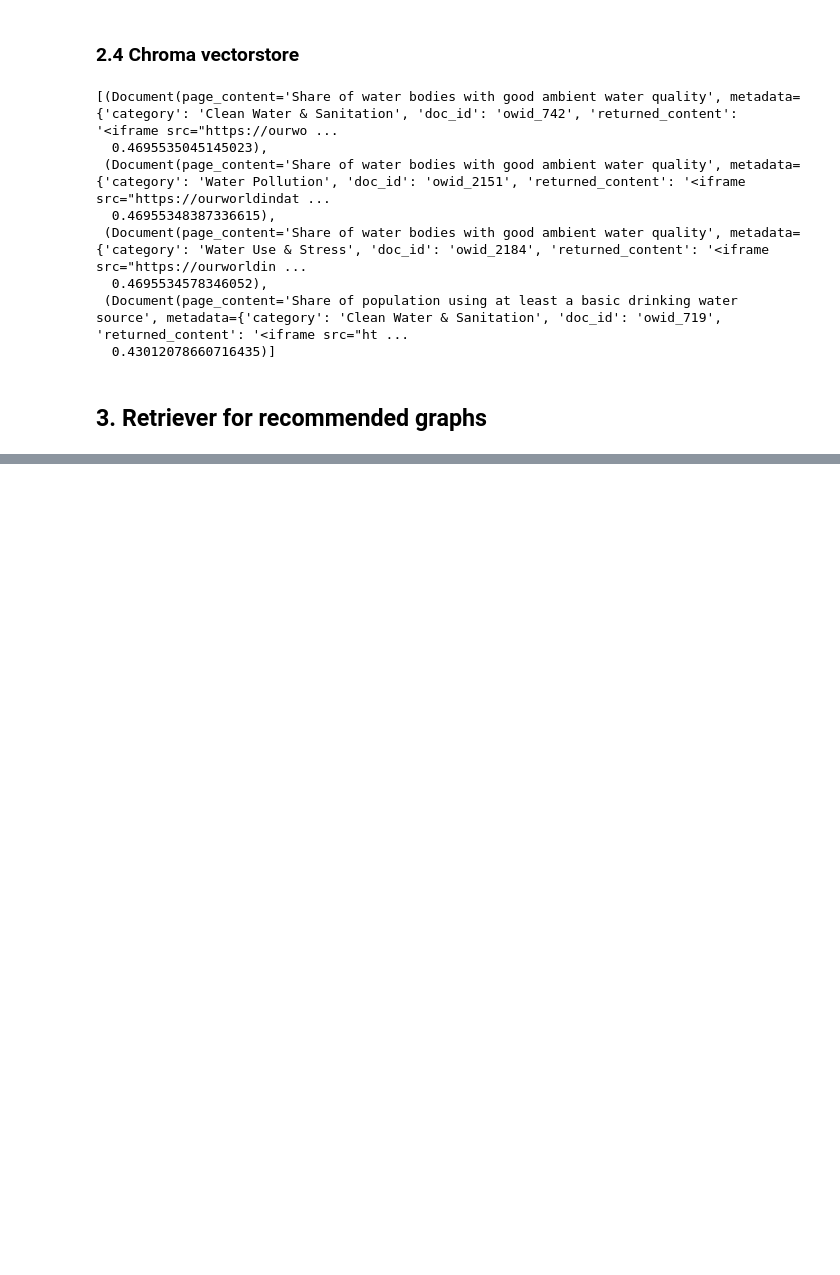
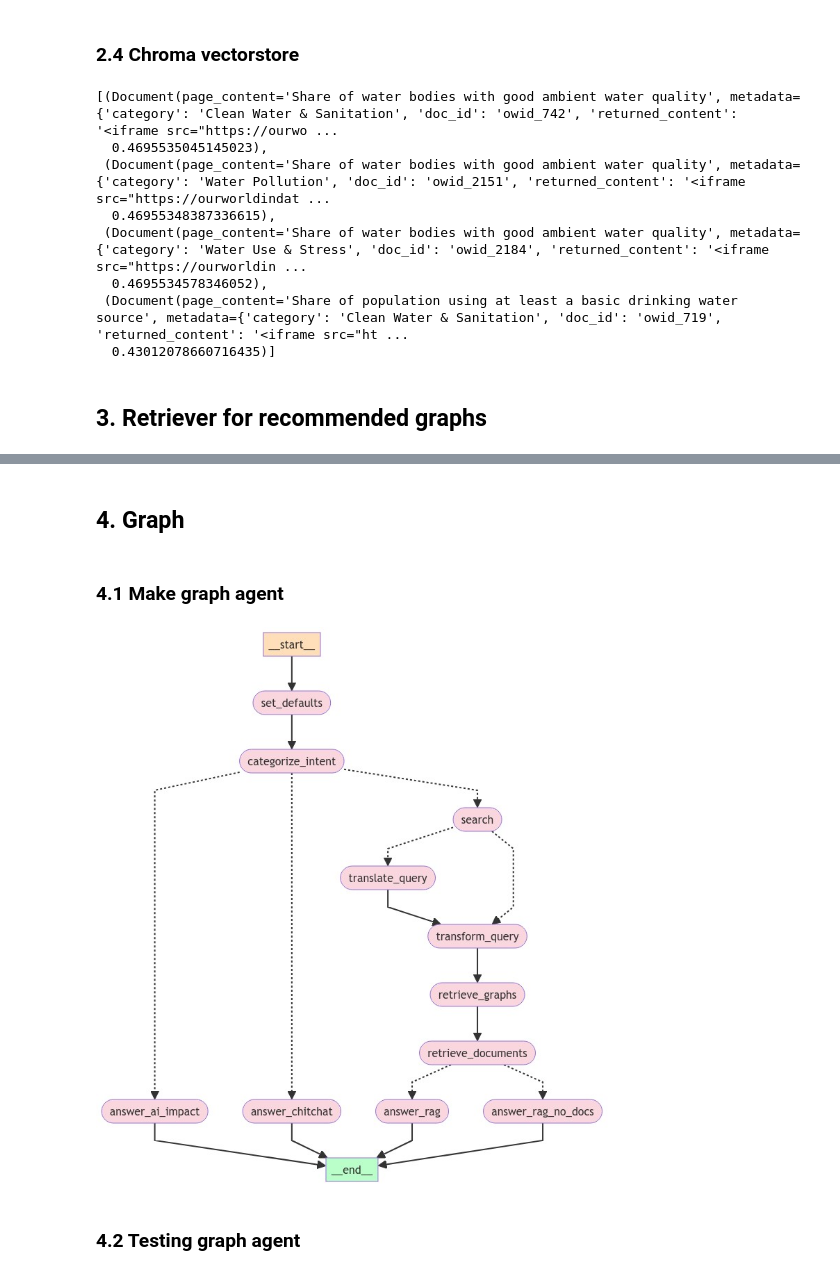
Before and after one commit to dorabijvoet/climate-question-answering, a Jupyter notebook: sandbox/20240702 - CQA - Graph Functionality.ipynb, the cells around one changed output, grey strips where cells are left out. Cells and saved outputs as stored; diff of their text form; code cells hidden in the pictures; blank space fills up the shorter version.

```diff
--- a/sandbox/20240702 - CQA - Graph Functionality.ipynb
+++ b/sandbox/20240702 - CQA - Graph Functionality.ipynb
@@ -45,4 +53,5 @@ llm = get_llm(provider="openai")
 # %%
 from climateqa.engine.reranker import get_reranker
 
-reranker = get_reranker("jina")
+reranker = get_reranker("nano")
+reranker
@@ -152 +140,3 @@ Document(page_content='Wildfire area burned by land cover type', metadata={'cate
+# %%
+vectorstore_graphs = Chroma(persist_directory="/home/dora/climate-question-answering/data/vectorstore", embedding_function=embeddings_function)
 # %%
@@ -203,4 +195,4 @@ class GraphRetriever(BaseRetriever):
 
         return results
 # %%
-retriever = GraphRetriever(vectorstore=vectorstore)
+retriever = GraphRetriever(vectorstore=vectorstore_graphs, sources=["OWID"])
@@ -206,0 +459,4 @@ retriever = GraphRetriever(vectorstore=vectorstore)
+# %% [markdown]
+## 4. Graph
+# %% [markdown]
+### 4.1 Make graph agent
@@ -206,0 +608,7 @@ retriever = GraphRetriever(vectorstore=vectorstore)
+# %%
+app = make_graph_agent(llm=llm, vectorstore_ipcc=vectorstore, vectorstore_graphs=vectorstore_graphs, reranker=reranker)
+display_graph(app)
+# %% [output]
+[figure, added]
+# %% [markdown]
+### 4.2 Testing graph agent
```
Also changed, not shown: parts of 22 cells of this notebook, 20 other files.
